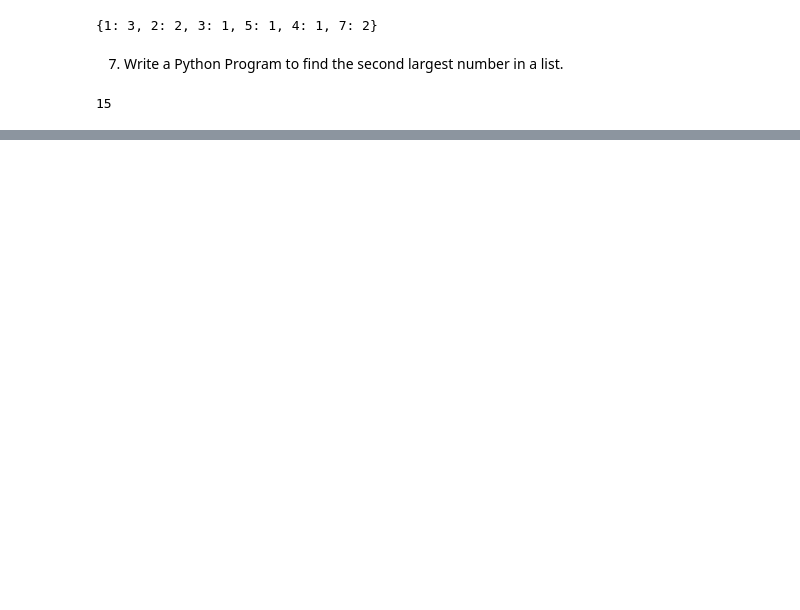
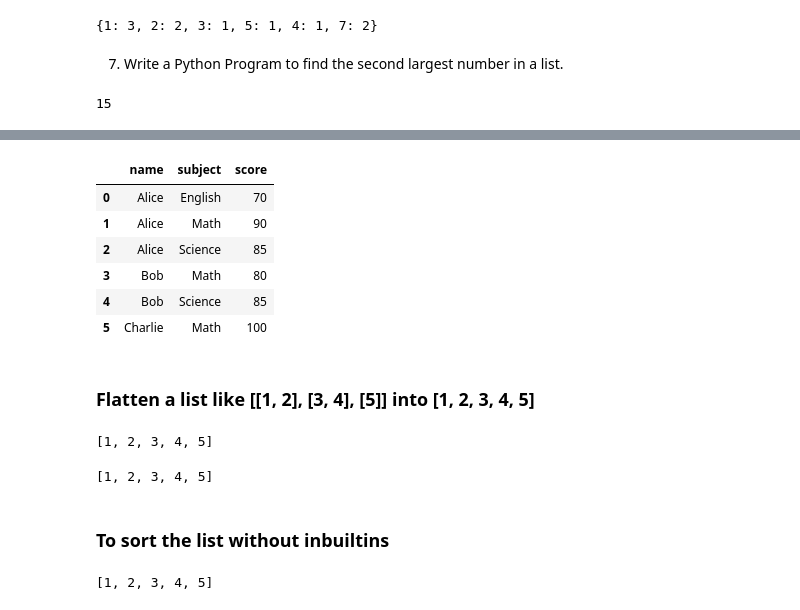
Before and after one commit to Karthikraja131/Data-Science-AI-Engineer-Interview-, a Jupyter notebook: Interview_programes.ipynb, the cells around one changed output, grey strips where cells are left out. Cells and saved outputs as stored; diff of their text form; code cells hidden in the pictures; blank space fills up the shorter version.

```diff
--- a/Interview_programes.ipynb
+++ b/Interview_programes.ipynb
@@ -217,0 +590,50 @@ karthi raja
+# %%
+ #Max Score by Each Student per Subject
+max_by_student_subject  = df.groupby(['name','subject'])['score'].max().reset_index()
+max_by_student_subject
+# %% [output]
+|  | name | subject | score |
+| 0 | Alice | English | 70 |
+| 1 | Alice | Math | 90 |
+| 2 | Alice | Science | 85 |
+| 3 | Bob | Math | 80 |
+| 4 | Bob | Science | 85 |
+| 5 | Charlie | Math | 100 |
+# %% [markdown]
+### Flatten a list like [[1, 2], [3, 4], [5]] into [1, 2, 3, 4, 5]
+# %%
+list = [[1, 2], [3, 4], [5]]
+
+flattened_list= []
+for sub_list in list:
+  for i in sub_list:
+    if i not in flattened_list:
+      flattened_list.append(i)
+print(flattened_list)
+# %% [output]
+[1, 2, 3, 4, 5]
+# %%
+list = [[1, 2], [3, 4], [5]]
+flattened = []
+for i in list:
+  flattened.extend(i)
+flattened
+# %% [output]
+[1, 2, 3, 4, 5]
+# %% [markdown]
+### To sort the list without inbuiltins
+# %%
+l = [2,3,1,5,4]
+sortlist = []
+for i in l:
+  inserted = False
+  for j in range(len(sortlist)):
+    if i < sortlist[j]:
+      sortlist.insert(j,i)
+      inserted = True
+      break
+  if  inserted == False:
+    sortlist.append(i)
+print(sortlist)
+# %% [output]
+[1, 2, 3, 4, 5]
```
Also changed, not shown: parts of 55 cells of this notebook.
